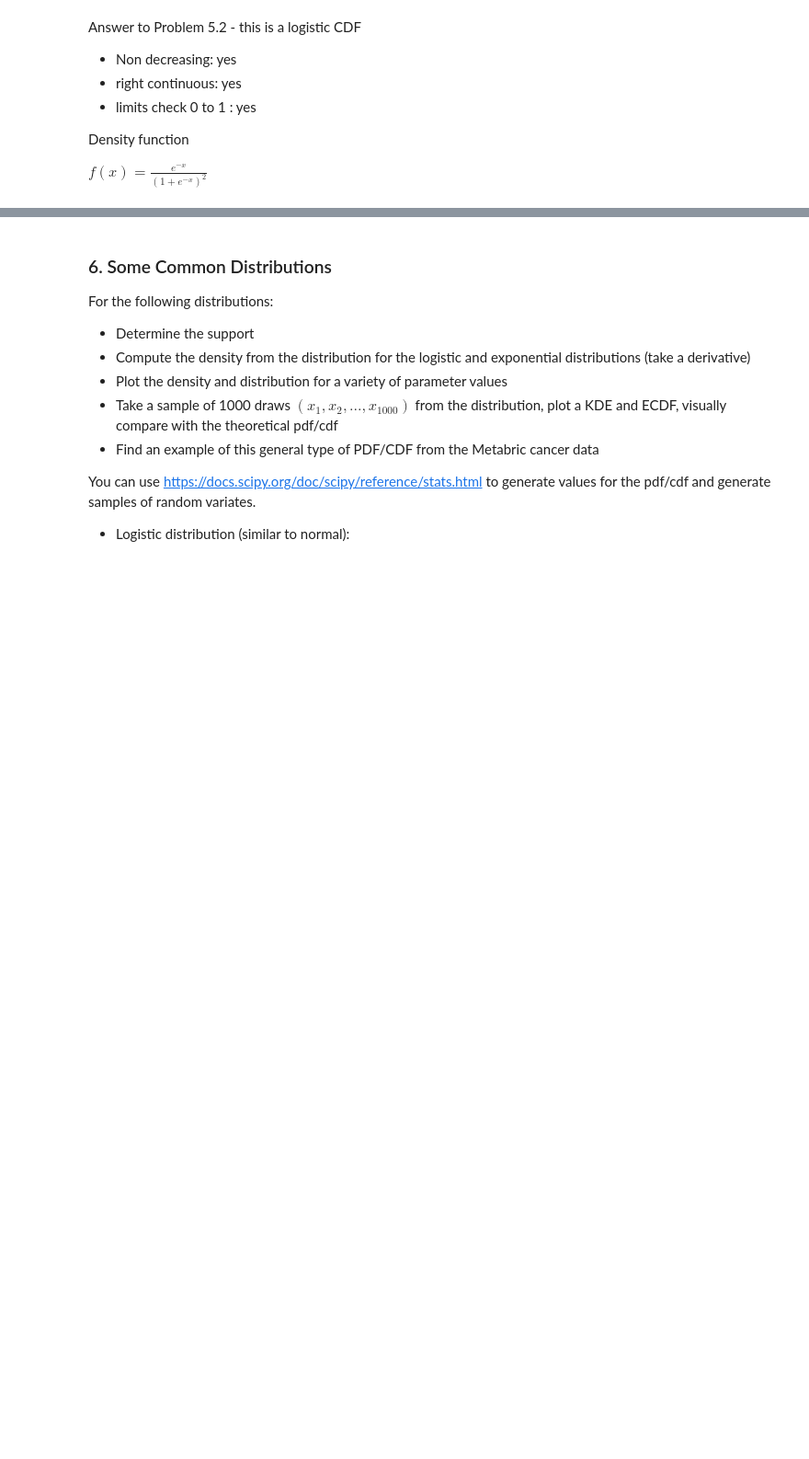
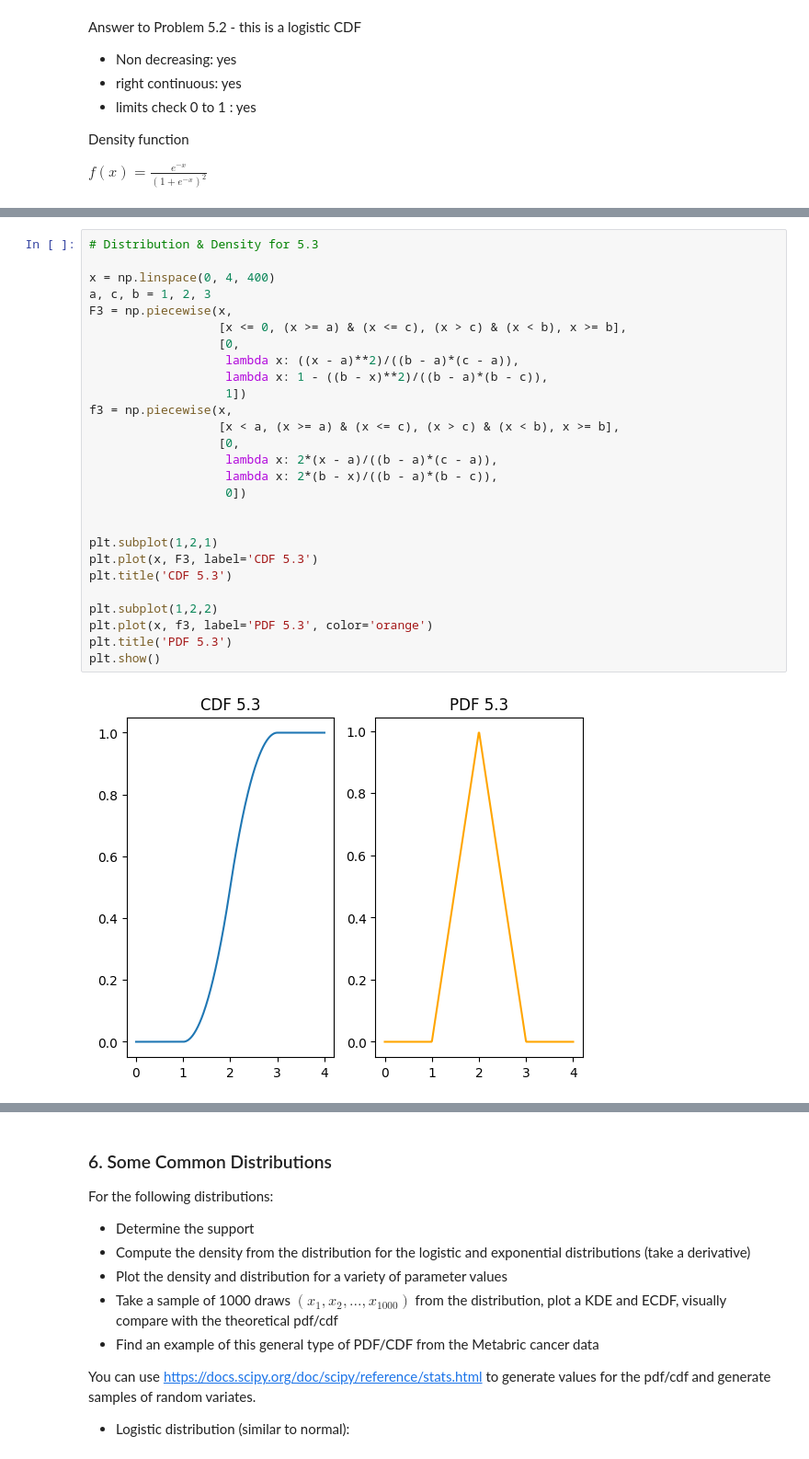
Before and after one commit to Poptartmeow/practice1, a Jupyter notebook: assignment_6_Tianyin_Mao.ipynb, the cells around one changed output, grey strips where cells are left out. Shown: that part at 92% size. Saved outputs shown, nothing was run; the diff lists cells and outputs as text; blank space fills up the shorter version.

```diff
--- a/assignment_6_Tianyin_Mao.ipynb
+++ b/assignment_6_Tianyin_Mao.ipynb
@@ -225,0 +243,29 @@ plt.show()
+# %%
+# Distribution & Density for 5.3
+
+x = np.linspace(0, 4, 400)
+a, c, b = 1, 2, 3
+F3 = np.piecewise(x,
+                  [x <= 0, (x >= a) & (x <= c), (x > c) & (x < b), x >= b],
+                  [0,
+                   lambda x: ((x - a)**2)/((b - a)*(c - a)),
+                   lambda x: 1 - ((b - x)**2)/((b - a)*(b - c)),
+                   1])
+f3 = np.piecewise(x,
+                  [x < a, (x >= a) & (x <= c), (x > c) & (x < b), x >= b],
+                  [0,
+                   lambda x: 2*(x - a)/((b - a)*(c - a)),
+                   lambda x: 2*(b - x)/((b - a)*(b - c)),
+                   0])
+
+
+plt.subplot(1,2,1)
+plt.plot(x, F3, label='CDF 5.3')
+plt.title('CDF 5.3')
+
+plt.subplot(1,2,2)
+plt.plot(x, f3, label='PDF 5.3', color='orange')
+plt.title('PDF 5.3')
+plt.show()
+# %% [output]
+[figure, added]
```
Also changed, not shown: parts of 17 cells of this notebook.
